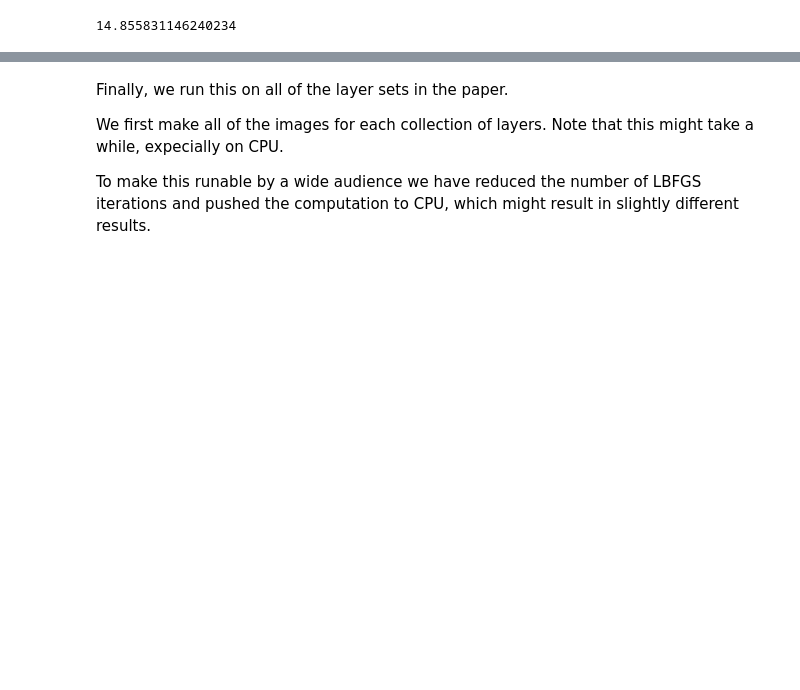
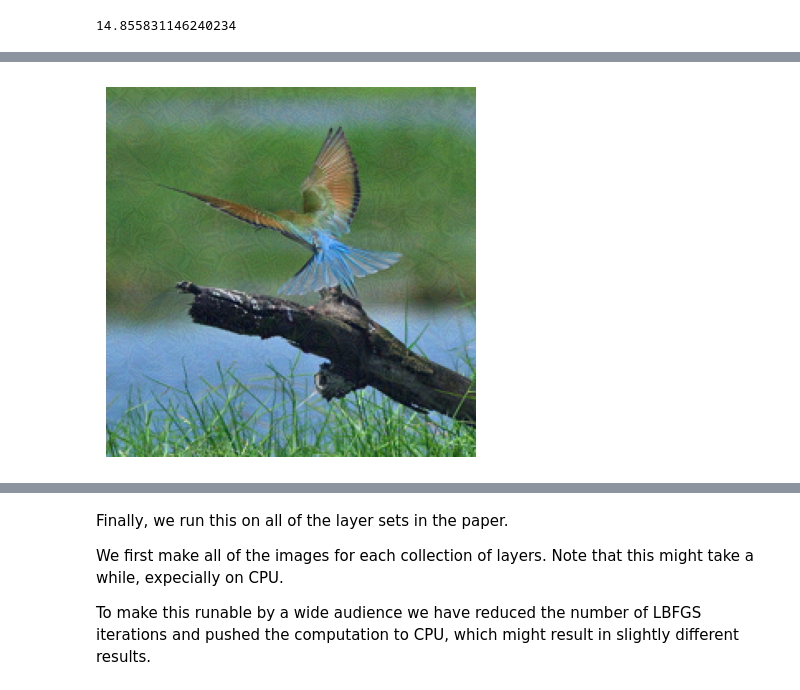
Before and after one commit to dsaragih/perceptualBall, a Jupyter notebook: Adversarial Perturbation on the Perceptual Ball.ipynb, the cells around one changed output, grey strips where cells are left out. Drawn from its saved outputs; the diff is of its cells as text; code cells hidden in the pictures; blank space fills up the shorter version.

```diff
--- a/Adversarial Perturbation on the Perceptual Ball.ipynb
+++ b/Adversarial Perturbation on the Perceptual Ball.ipynb
@@ -178,6 +177,7 @@ Target: 94
 # %%
 img_variable = utils.open_and_preprocess(img)
 print(f"min, max: {img_variable.min()}, {img_variable.max()}")
+premodel = premodel.cuda()
 response = premodel(img_variable.cuda())
 target_response = response[0, 94].item()
 print(f"Target response: {target_response}")
@@ -208,0 +196,14 @@ torch.Size([1, 3, 952, 952])
+# %%
+image_size = (952, 952)
+patch_size = 14
+img_variable = utils.open_and_preprocess(img)
+def diff_renorm(image):
+    """Maps image back into [0,1]. Useful for visualising differences"""
+    scale = 0.5/image.abs().max()
+    image = image*scale
+    image += 0.5
+    return image
+
+img_variable = diff_renorm(img_variable)
+
+print(f"Shape: {img_variable.shape}, min, max: {img_variable.min()}, {img_variable.max()}")
@@ -208,0 +284,12 @@ torch.Size([1, 3, 952, 952])
+# %%
+premodel(adv_image.cuda())[0, 18].item(), premodel(img_variable.cuda())[0, 18].item()
+# Save adv image as "adv_image.png"
+adv_image = adv_image.cpu().detach().numpy().squeeze().transpose(1, 2, 0)
+adv_image = (adv_image - adv_image.min())/(adv_image.max()-adv_image.min())
+adv_image = (adv_image*255).astype(np.uint8)
+plt.imshow(adv_image)
+plt.axis('off')
+plt.show()
+plt.imsave("adv_image.png", adv_image)
+# %% [output]
+[figure, added]
```
Also changed, not shown: parts of 14 cells of this notebook, 12 other files.
